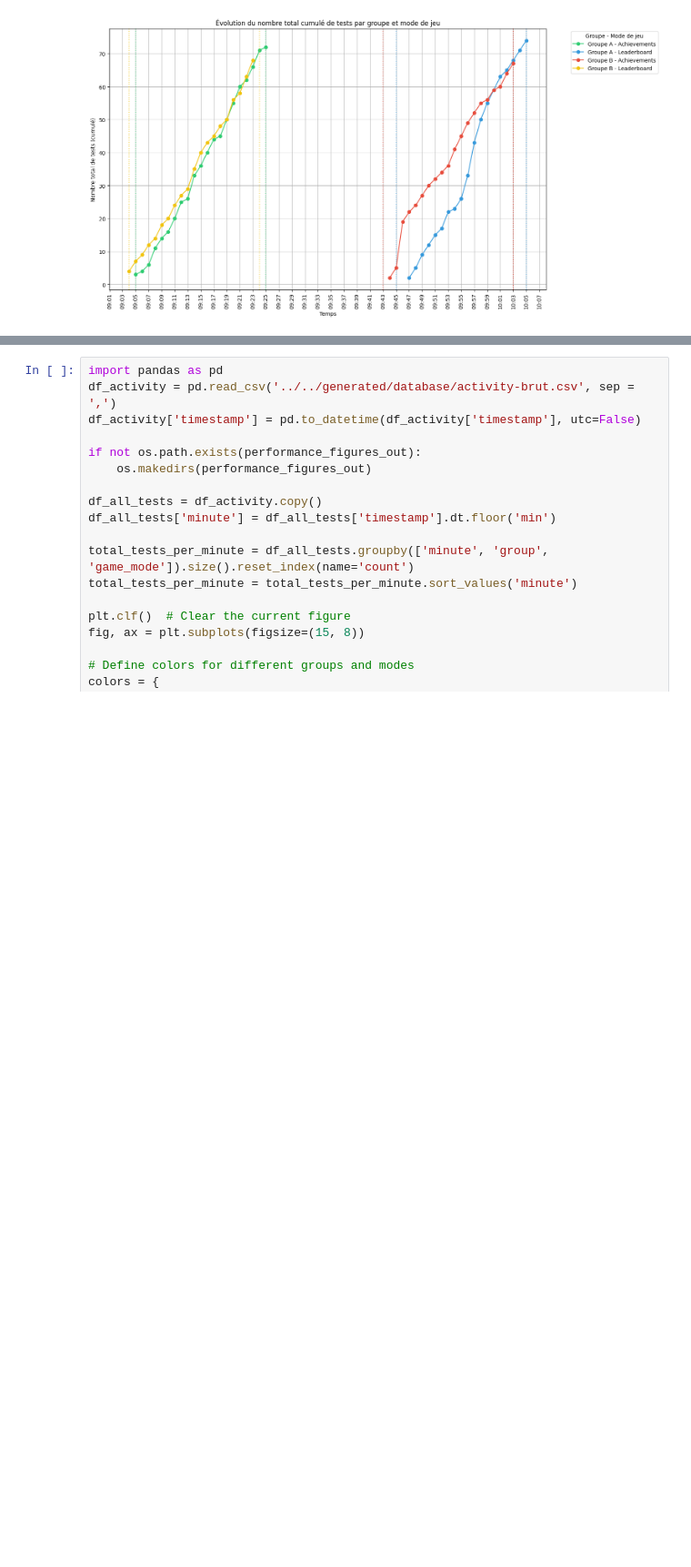
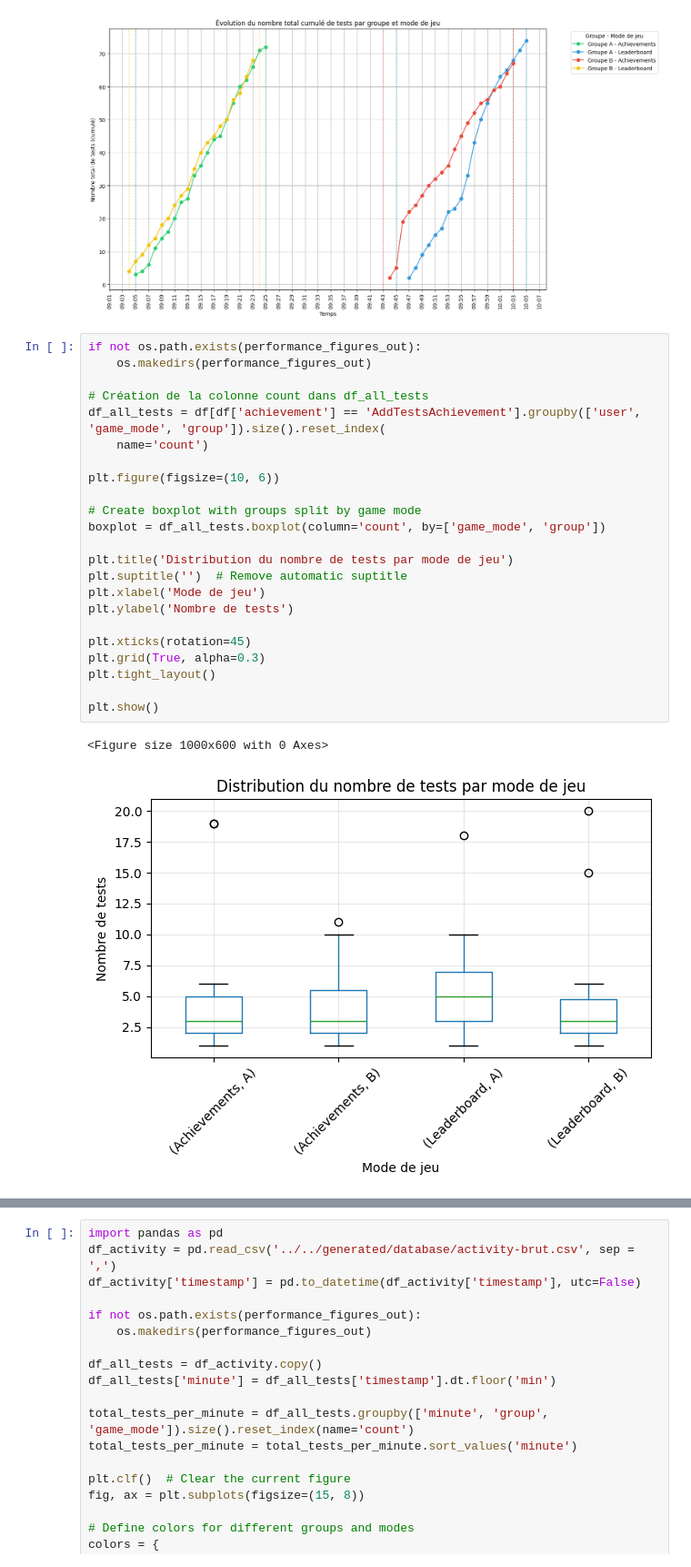
Before and after one commit to ThibBer/MemoireDataAnalytics, a Jupyter notebook: notebooks/analysis/Performance.ipynb, the cells around one changed output, grey strips where cells are left out. Shown at 91% size. Saved outputs shown, nothing was run; the diff lists cells and outputs as text; blank space fills up the shorter version.

```diff
--- a/notebooks/analysis/Performance.ipynb
+++ b/notebooks/analysis/Performance.ipynb
@@ -198,3 +202,29 @@ plt.show()
 # %% [output]
 <Figure size 640x480 with 0 Axes>
 [figure]
+# %%
+if not os.path.exists(performance_figures_out):
+    os.makedirs(performance_figures_out)
+
+# Création de la colonne count dans df_all_tests
+df_all_tests = df[df['achievement'] == 'AddTestsAchievement'].groupby(['user', 'game_mode', 'group']).size().reset_index(
+    name='count')
+
+plt.figure(figsize=(10, 6))
+
+# Create boxplot with groups split by game mode
+boxplot = df_all_tests.boxplot(column='count', by=['game_mode', 'group'])
+
+plt.title('Distribution du nombre de tests par mode de jeu')
+plt.suptitle('')  # Remove automatic suptitle
+plt.xlabel('Mode de jeu')
+plt.ylabel('Nombre de tests')
+
+plt.xticks(rotation=45)
+plt.grid(True, alpha=0.3)
+plt.tight_layout()
+
+plt.show()
+# %% [output]
+<Figure size 1000x600 with 0 Axes>
+[figure, added]
```
Also changed, not shown: parts of 2 cells of this notebook, 26 other files.
